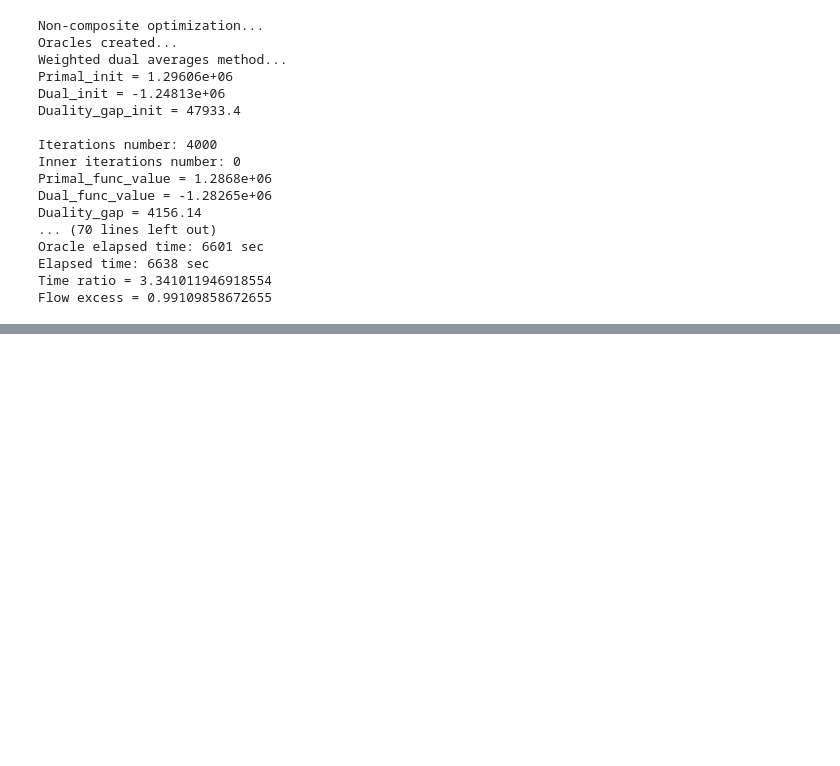
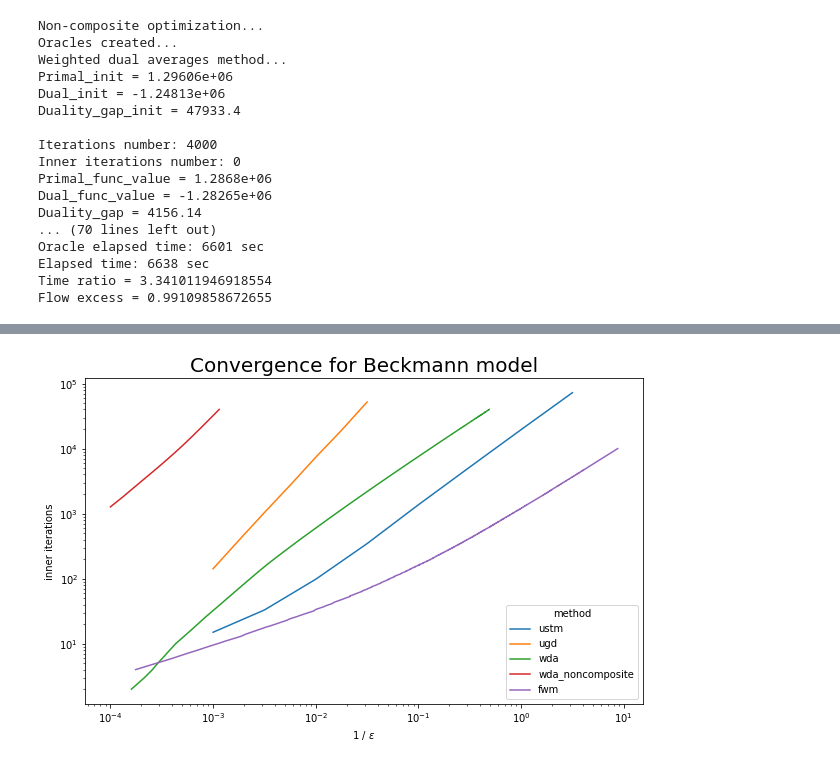
Before and after one commit to MeruzaKub/TransportNet, a Jupyter notebook: Stable Dynamic & Beckman/Anaheim_Beckmann_Experiments.ipynb, the cells around one changed output, grey strips where cells are left out. Drawn from its saved outputs; the diff is of its cells as text; code cells hidden in the pictures; blank space fills up the shorter version.

```diff
--- a/Stable Dynamic & Beckman/Anaheim_Beckmann_Experiments.ipynb
+++ b/Stable Dynamic & Beckman/Anaheim_Beckmann_Experiments.ipynb
@@ -348,0 +387,20 @@ graph_data['graph_table'].head()
+# %%
+plt.figure(figsize=(10,6))
+plt.title('Convergence for Beckmann model', fontsize=20)
+eps_upper = 1e4
+for method, data in results.items():
+    if 'inner_iters' in data:
+        y = np.array(data['inner_iters'])
+    else:
+        y = np.array(data['iters'])
+    x = 1. / np.array(data['epsilon'])
+    ind = np.nonzero(1 / x <= eps_upper)
+    plt.plot(x[ind], y[ind], label = method)
+plt.legend(title = 'method')
+plt.xscale('log')
+plt.yscale('log')
+plt.xlabel(r'1 / $\varepsilon$')
+plt.ylabel('inner iterations')
+plt.show()
+# %% [output]
+[figure, added]
```
Also changed, not shown: parts of 8 cells of this notebook.
